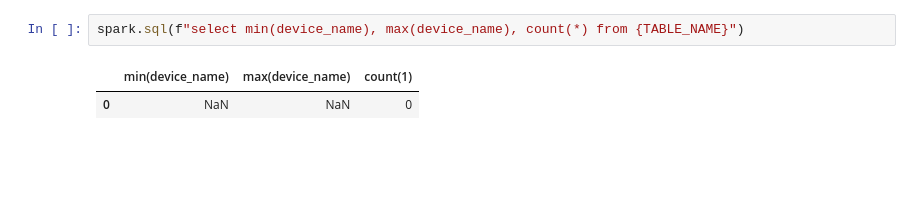
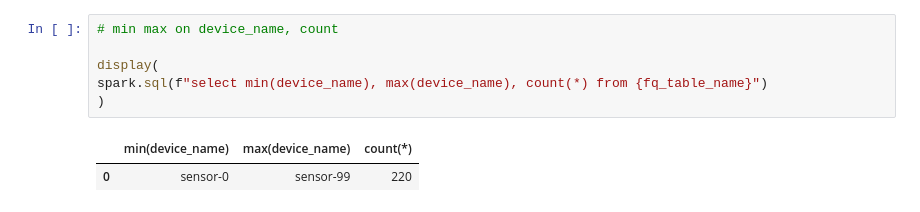
Before and after one commit to rsleedbx/zerobusdemo, a Jupyter notebook: notebooks/public_example.ipynb, the cells around one changed output. Saved outputs shown, nothing was run; the diff lists cells and outputs as text; blank space fills up the shorter version.

```diff
--- a/notebooks/public_example.ipynb
+++ b/notebooks/public_example.ipynb
@@ -145,6 +357,10 @@ finally:
 # %%
-spark.sql(f"select min(device_name), max(device_name), count(*) from {TABLE_NAME}")
+# min max on device_name, count
+
+display(
+spark.sql(f"select min(device_name), max(device_name), count(*) from {fq_table_name}")
+)
 # %% [output]
-|  | min(device_name) | max(device_name) | count(1) |
-| 0 | NaN | NaN | 0 |
+|  | min(device_name) | max(device_name) | count(*) |
+| 0 | sensor-0 | sensor-99 | 220 |
 # %%
```
Also changed, not shown: parts of 21 cells of this notebook, 3 other files.
